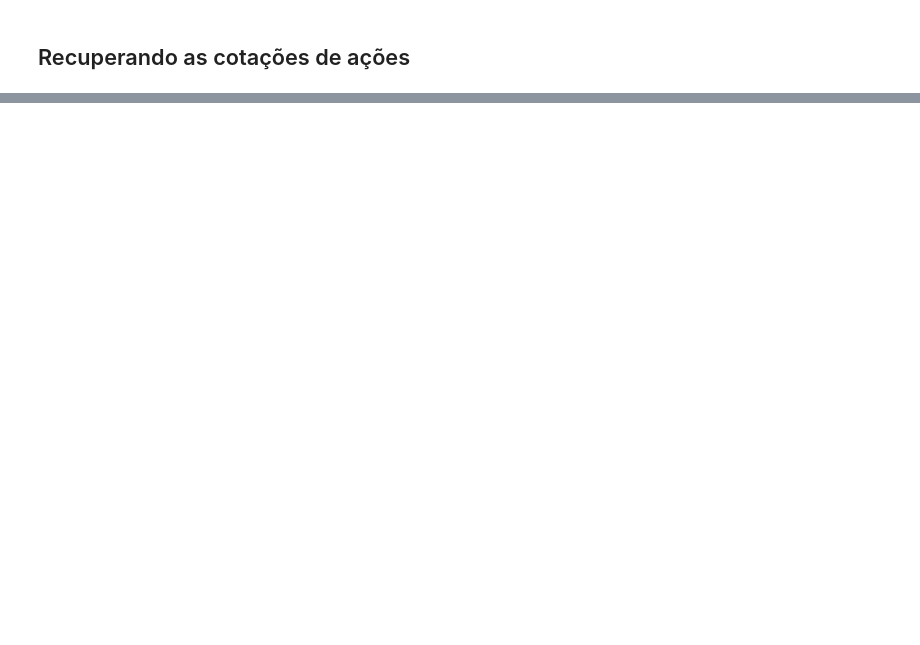
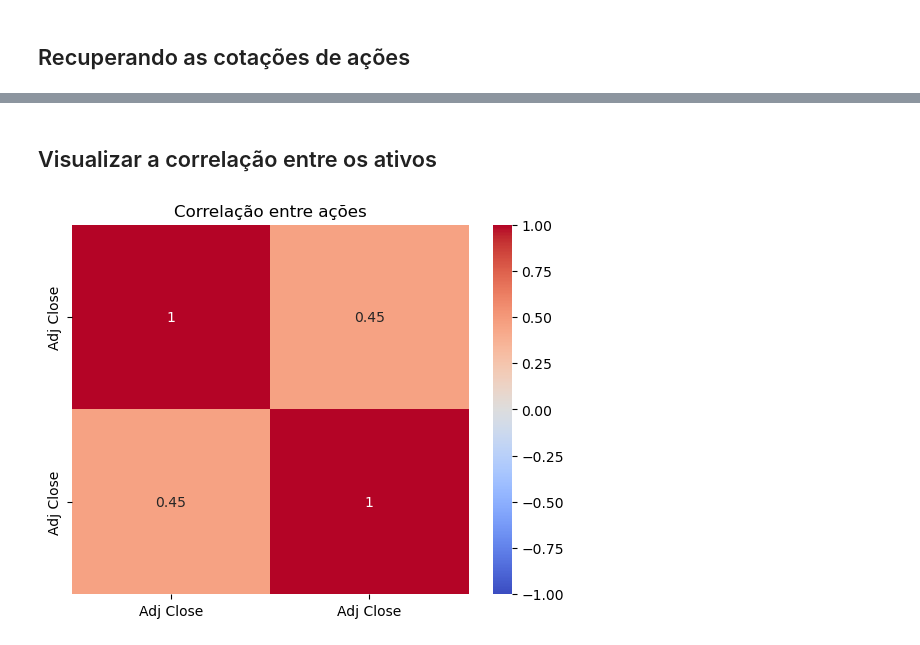
Before and after one commit to arthurfoschiani/FIAP, a Jupyter notebook: Daniel Gonçalves/Challenge - Sprint 3.ipynb, the cells around one changed output, grey strips where cells are left out. Drawn from its saved outputs; the diff is of its cells as text; code cells hidden in the pictures; blank space fills up the shorter version.

```diff
--- a/Daniel Gonçalves/Challenge - Sprint 3.ipynb
+++ b/Daniel Gonçalves/Challenge - Sprint 3.ipynb
@@ -138,0 +278,10 @@ plt.show()
+# %% [markdown]
+## Visualizar a correlação entre os ativos
+# %%
+corr = pd.concat([returnsNEO, returnsCEA], axis=1).corr()
+
+sns.heatmap(corr, cmap='coolwarm', annot=True, vmin=-1, vmax=1)
+plt.title('Correlação entre ações')
+plt.show()
+# %% [output]
+[figure, added]
```
Also changed, not shown: parts of 43 cells of this notebook, 3 other files.
